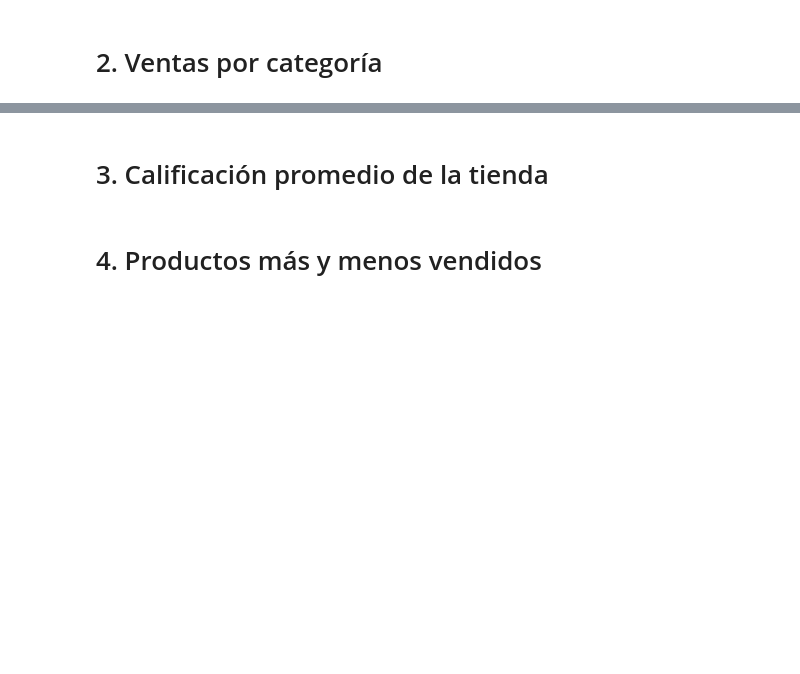
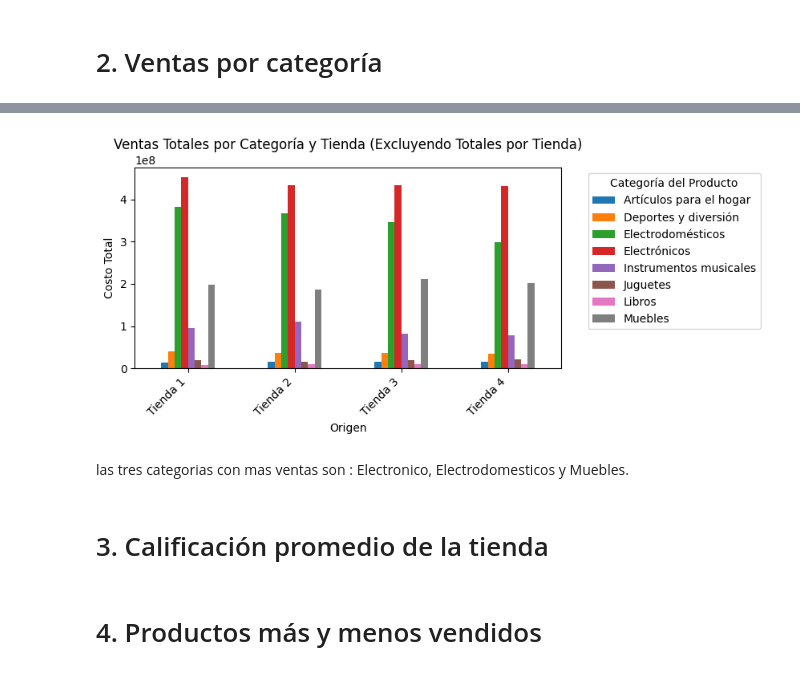
Before and after one commit to ggutierrezf/ALURA-CHALLENGE-01, a Jupyter notebook: AluraStoreLatam.ipynb, the cells around one changed output, grey strips where cells are left out. Cells and saved outputs as stored; diff of their text form; code cells hidden in the pictures; blank space fills up the shorter version.

```diff
--- a/AluraStoreLatam.ipynb
+++ b/AluraStoreLatam.ipynb
@@ -106,2 +136,11 @@ None
 # %% [markdown]
 # 2. Ventas por categoría
+# %%
+# total ventas por Categoria y tienda (usando costo total)
+tabla_costo_categoria_tienda = tiendas_unidas.pivot_table(index='Categoría del Producto', columns='Origen', values='costo total', aggfunc='sum')
+
+tabla_costo_categoria_tienda.loc['Total'] = tabla_costo_categoria_tienda.sum()
+
+tabla_costo_categoria_tienda_formatted = tabla_costo_categoria_tienda.map(lambda x: f'{x:,.0f}'.replace(',', '.'))
+
+display(tabla_costo_categoria_tienda_formatted)
@@ -108,3 +159,26 @@ None
+# %%
+import matplotlib.pyplot as plt
+
+# Exclude the 'Total' row before plotting
+tabla_costo_categoria_tienda_for_plot = tabla_costo_categoria_tienda.drop('Total')
+
+# Plotting the grouped bar chart
+tabla_costo_categoria_tienda_for_plot.transpose().plot(kind='bar', figsize=(6, 4))
+
+plt.title('Ventas Totales por Categoría y Tienda (Excluyendo Totales por Tienda)')
+plt.xlabel('Origen')
+plt.ylabel('Costo Total')
+plt.xticks(rotation=45, ha='right')
+plt.tight_layout()
+
+# Move the legend outside the plot
+plt.legend(title='Categoría del Producto', bbox_to_anchor=(1.05, 1), loc='upper left')
+
+plt.show()
+# %% [output]
+[figure, added]
+# %% [markdown]
+las tres categorias con mas ventas son : Electronico, Electrodomesticos y Muebles.
 # %% [markdown]
 # 3. Calificación promedio de la tienda
 # %% [markdown]
```
Also changed, not shown: parts of 4 cells of this notebook.
